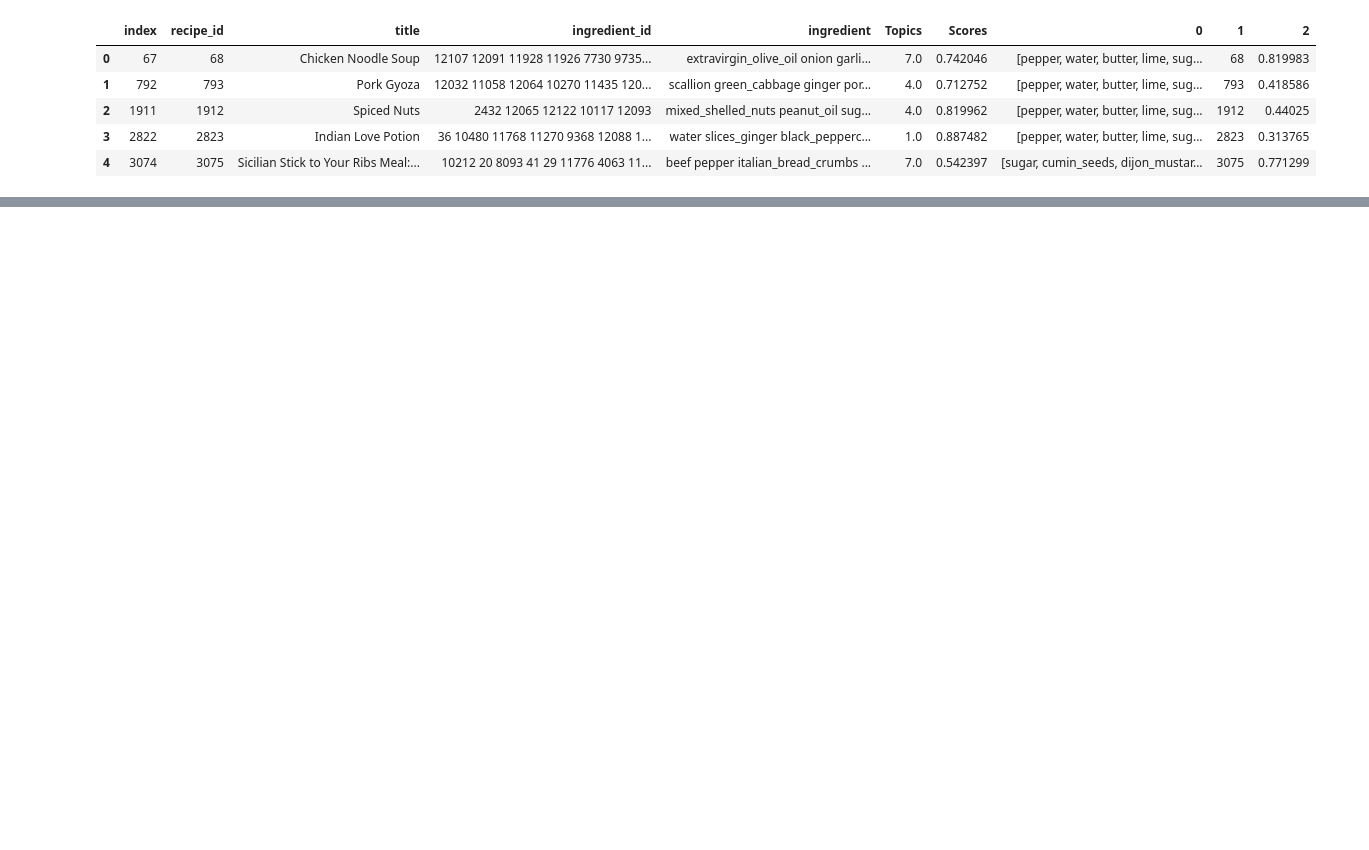
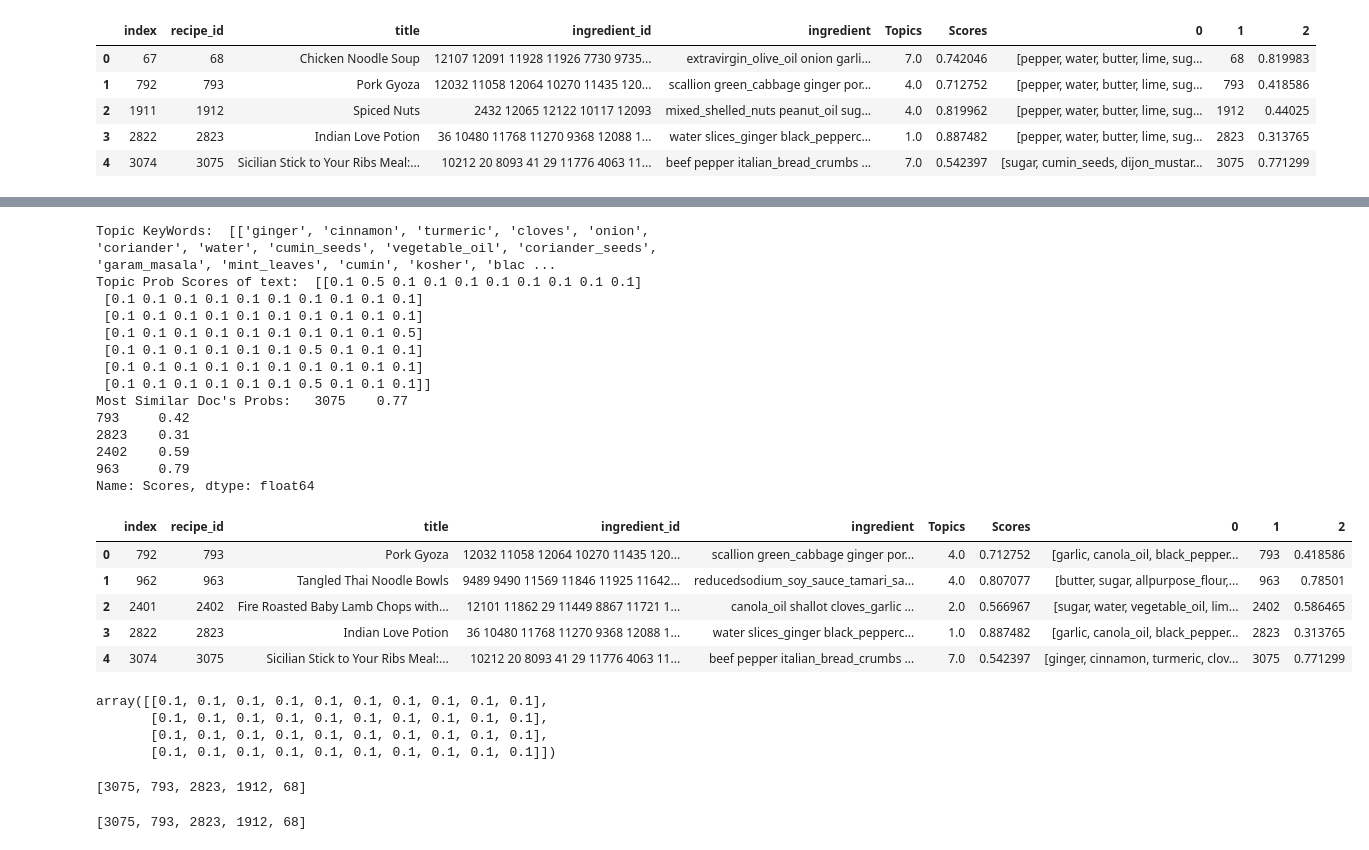
Before and after one commit to amazurek1/Recipe_Recommender, a Jupyter notebook: notebooks/FoodNetwork_NLP3.ipynb, the cells around one changed output, grey strips where cells are left out. Saved outputs shown, nothing was run; the diff lists cells and outputs as text; code cells hidden in the pictures; blank space fills up the shorter version.

```diff
--- a/notebooks/FoodNetwork_NLP3.ipynb
+++ b/notebooks/FoodNetwork_NLP3.ipynb
@@ -569,3 +507,5 @@ data_topics.merge(similar_documents(mytext, data_topics.Scores, data_topics.ingr
 | 2 | 1911 | 1912 | Spiced Nuts | 2432 12065 12122 10117 12093 | mixed_shelled_nuts peanut_oil sug... | 4.0 | 0.819962 | [pepper, water, butter, lime, sug... | 1912 | 0.44025 |
 | 3 | 2822 | 2823 | Indian Love Potion | 36 10480 11768 11270 9368 12088 1... | water slices_ginger black_pepperc... | 1.0 | 0.887482 | [pepper, water, butter, lime, sug... | 2823 | 0.313765 |
 | 4 | 3074 | 3075 | Sicilian Stick to Your Ribs Meal:... | 10212 20 8093 41 29 11776 4063 11... | beef pepper italian_bread_crumbs ... | 7.0 | 0.542397 | [sugar, cumin_seeds, dijon_mustar... | 3075 | 0.771299 |
+# %%
+query = data_grouped.ingredient[1]
@@ -571,0 +555,23 @@ data_topics.merge(similar_documents(mytext, data_topics.Scores, data_topics.ingr
+# %%
+data_topics.merge(similar_documents(query, data_topics.Scores, data_topics.ingredient, top_n=5), how="right", left_on="recipe_id", right_on=1)
+# %% [output]
+Topic KeyWords:  [['ginger', 'cinnamon', 'turmeric', 'cloves', 'onion', 'coriander', 'water', 'cumin_seeds', 'vegetable_oil', 'coriander_seeds', 'garam_masala', 'mint_leaves', 'cumin', 'kosher', 'blac ...
+Topic Prob Scores of text:  [[0.1 0.5 0.1 0.1 0.1 0.1 0.1 0.1 0.1 0.1]
+ [0.1 0.1 0.1 0.1 0.1 0.1 0.1 0.1 0.1 0.1]
+ [0.1 0.1 0.1 0.1 0.1 0.1 0.1 0.1 0.1 0.1]
+ [0.1 0.1 0.1 0.1 0.1 0.1 0.1 0.1 0.1 0.5]
+ [0.1 0.1 0.1 0.1 0.1 0.1 0.5 0.1 0.1 0.1]
+ [0.1 0.1 0.1 0.1 0.1 0.1 0.1 0.1 0.1 0.1]
+ [0.1 0.1 0.1 0.1 0.1 0.1 0.5 0.1 0.1 0.1]]
+Most Similar Doc's Probs:   3075    0.77
+793     0.42
+2823    0.31
+2402    0.59
+963     0.79
+Name: Scores, dtype: float64
+|  | index | recipe_id | title | ingredient_id | ingredient | Topics | Scores | 0 | 1 | 2 |
+| 0 | 792 | 793 | Pork Gyoza | 12032 11058 12064 10270 11435 120... | scallion green_cabbage ginger por... | 4.0 | 0.712752 | [garlic, canola_oil, black_pepper... | 793 | 0.418586 |
+| 1 | 962 | 963 | Tangled Thai Noodle Bowls | 9489 9490 11569 11846 11925 11642... | reducedsodium_soy_sauce_tamari_sa... | 4.0 | 0.807077 | [butter, sugar, allpurpose_flour,... | 963 | 0.78501 |
+| 2 | 2401 | 2402 | Fire Roasted Baby Lamb Chops with... | 12101 11862 29 11449 8867 11721 1... | canola_oil shallot cloves_garlic ... | 2.0 | 0.566967 | [sugar, water, vegetable_oil, lim... | 2402 | 0.586465 |
+| 3 | 2822 | 2823 | Indian Love Potion | 36 10480 11768 11270 9368 12088 1... | water slices_ginger black_pepperc... | 1.0 | 0.887482 | [garlic, canola_oil, black_pepper... | 2823 | 0.313765 |
+| 4 | 3074 | 3075 | Sicilian Stick to Your Ribs Meal:... | 10212 20 8093 41 29 11776 4063 11... | beef pepper italian_bread_crumbs ... | 7.0 | 0.542397 | [ginger, cinnamon, turmeric, clov... | 3075 | 0.771299 |
@@ -571,0 +580,11 @@ data_topics.merge(similar_documents(mytext, data_topics.Scores, data_topics.ingr
+# %%
+predict_topic(query)
+# %% [output]
+array([[0.1, 0.1, 0.1, 0.1, 0.1, 0.1, 0.1, 0.1, 0.1, 0.1],
+       [0.1, 0.1, 0.1, 0.1, 0.1, 0.1, 0.1, 0.1, 0.1, 0.1],
+       [0.1, 0.1, 0.1, 0.1, 0.1, 0.1, 0.1, 0.1, 0.1, 0.1],
+       [0.1, 0.1, 0.1, 0.1, 0.1, 0.1, 0.1, 0.1, 0.1, 0.1]])
+# %%
+similar_documents(query, data_topics.Scores, data_topics.ingredient, top_n=5)
+# %% [output]
+[3075, 793, 2823, 1912, 68]
@@ -571,0 +593,4 @@ data_topics.merge(similar_documents(mytext, data_topics.Scores, data_topics.ingr
+# %%
+similar_documents(query2, data_topics.Scores, data_topics.ingredient, top_n=5)
+# %% [output]
+[3075, 793, 2823, 1912, 68]
```
Also changed, not shown: parts of 21 cells of this notebook, 8 other files.
